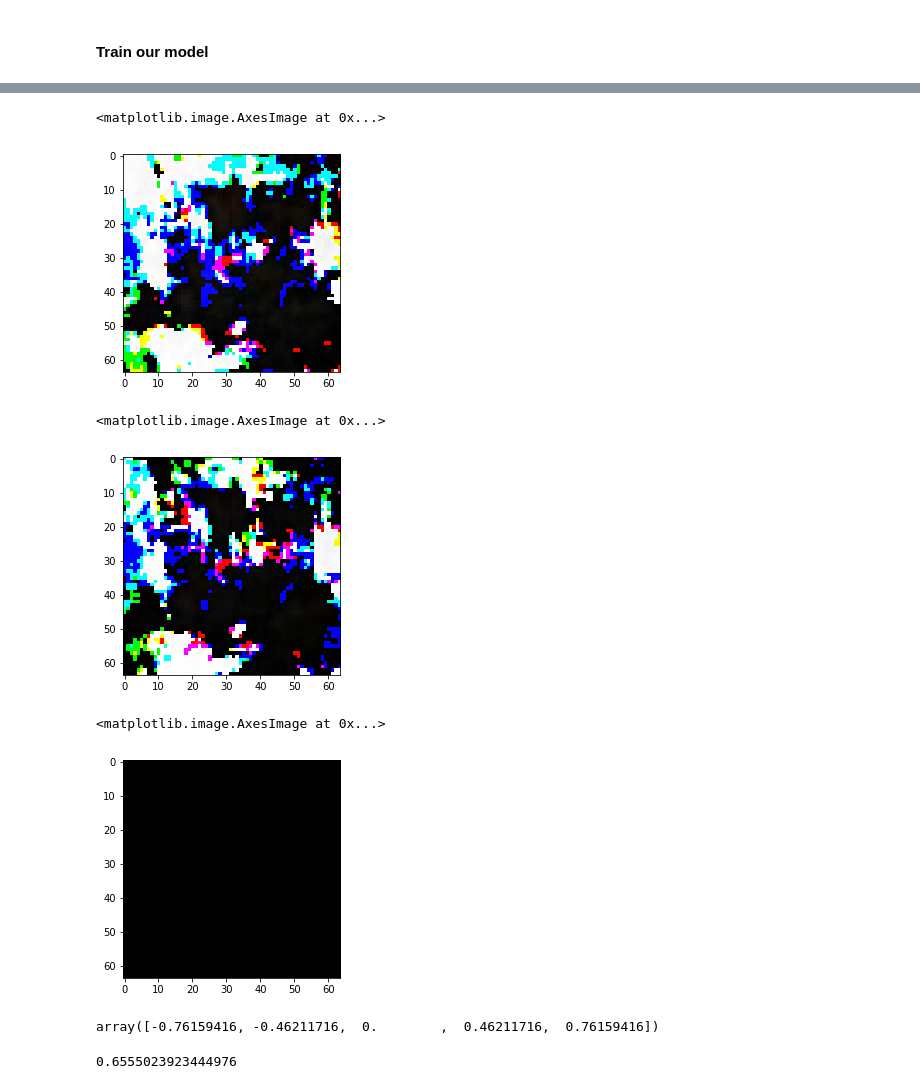
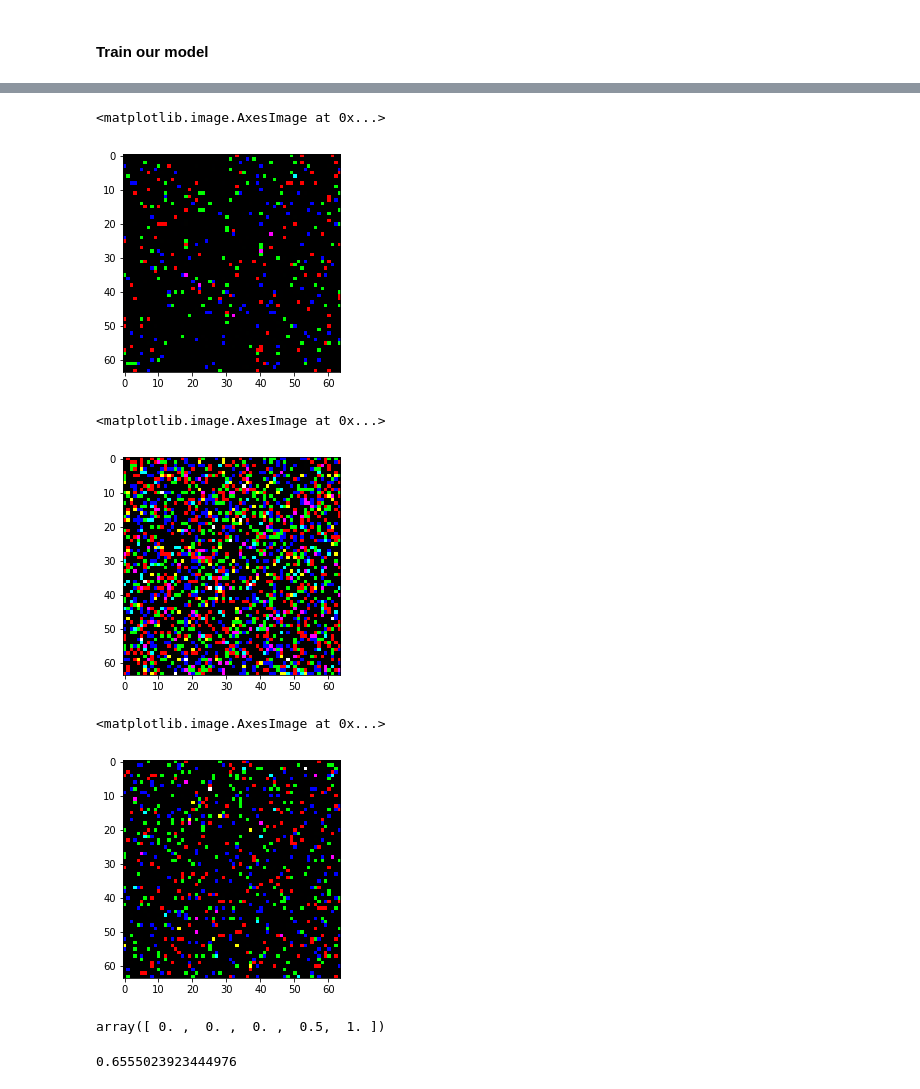
Before and after one commit to HemantharajM/machine_learning_tensorflow, a Jupyter notebook: Deep_learning/Week_4/Deep_nn_cat_tensorflow.ipynb, the cells around one changed output, grey strips where cells are left out. Cells and saved outputs as stored; diff of their text form; code cells hidden in the pictures.

```diff
--- a/Deep_learning/Week_4/Deep_nn_cat_tensorflow.ipynb
+++ b/Deep_learning/Week_4/Deep_nn_cat_tensorflow.ipynb
@@ -81,13 +81,13 @@ b4 = tf.Variable(tf.random_normal([1,1], seed = 3), tf.float32,name = 'bias_laye
 A0 = X
 
 Z1 = tf.matmul(W1 , A0) + b1
-A1 = tf.tanh(Z1)
+A1 = tf.nn.sigmoid(Z1)
 
 Z2 = tf.matmul(W2, A1) +  b2
-A2 = tf.tanh(Z2)
+A2 = tf.nn.relu(Z2)
 
 Z3 = tf.matmul(W3, A2) + b3
-A3 = tf.tanh(Z3)
+A3 = tf.nn.relu(Z3)
 
 Z4 = tf.matmul(W4, A3) + b4
 A4 = tf.sigmoid(Z4)
@@ -113,7 +113,7 @@ DZ1 = tf.multiply(DA1, (1 - tf.square(A1)))
 DW1 = tf.matmul(DZ1, tf.transpose(A0)) / (m)
 DB1 = tf.reduce_sum(DZ1, axis = 1, keep_dims = True) / (m)
 # %%
-epoch = 5
+epoch = 50
 batch_size = 3
 
 learning_rate = tf.constant(.01, name = 'learning_rate')
@@ -140,7 +140,8 @@ assign_b4     = b4.assign_sub(learning_rate * DB4)
 
 init = tf.global_variables_initializer()
 # %%
-operation = tf.train.GradientDescentOptimizer(0.01).minimize(cost)
+loss  = tf.reduce_sum(tf.squared_difference(Y, A_4))
+operation = tf.train.GradientDescentOptimizer(.03).minimize(cost)
 # %% [markdown]
 #### Train our model
 # %%
@@ -148,10 +149,10 @@ with tf.Session() as sess:
     sess.run(init)
     for i in range(epoch):
         for j in range(batch_size):
-            sess.run([operation], {X:X_train[:,j:j+ 64], Y:Y_train[:,j*64:(j+1)* 64]})
-            iteration_cost.append(sess.run(cost, {X:X_train, Y:Y_train}))
+            sess.run([operation], {X:X_train[:,j*64:(j+1)*64], Y:Y_train[:,j*64:(j+1)* 64]})
+            iteration_cost.append(sess.run(cost, {X:X_train[:,j*64:(j+1)*64], Y:Y_train[:,j*64:(j+1)*64]}))
         sess.run([operation], {X:X_train[:,198:], Y:Y_train[:,198:]})
-        iteration_cost.append(sess.run(cost, {X:X_train, Y:Y_train}))
+        iteration_cost.append(sess.run(cost, {X:X_train[:,198:], Y:Y_train[:,198:]}))
 
     w_1 = W1.eval()
     b_1 = b1.eval()
@@ -183,30 +179,30 @@ plt.imshow(w_int.reshape(64,64,3))
 # %%
 #visualize the value of W, it most look like cat
-w_int = [int(i*1000) for i in w_1[1,:]]
+w_int = [int(i*5000) for i in w_1[1,:]]
 w_int = np.array(w_int,'uint8')
 
 plt.imshow(w_int.reshape(64,64,3))
 # %% [output]
 <matplotlib.image.AxesImage at 0x...>
-[figure, old version]
+[figure, new version]
 # %%
 #visualize the value of W, it most look like cat
-w_int = [int(i*1000) for i in w_1[2,:]]
+w_int = [int(i*10000) for i in w_1[2,:]]
 w_int = np.array(w_int,'uint8')
 
 plt.imshow(w_int.reshape(64,64,3))
 # %% [output]
 <matplotlib.image.AxesImage at 0x...>
-[figure, old version]
+[figure, new version]
 # %%
 #visualize the value of W, it most look like cat
-w_int = [int(i*6) for i in w_1[3,:]]
+w_int = [int(i*6000) for i in w_1[3,:]]
 w_int = np.array(w_int,'uint8')
 
 plt.imshow(w_int.reshape(64,64,3))
 # %% [output]
 <matplotlib.image.AxesImage at 0x...>
-[figure, old version]
+[figure, new version]
 # %%
 def sigmoid(z):
     return 1 / (1 + np.exp(-z))
@@ -214,11 +210,15 @@ def sigmoid(z):
 def tanh(z):
     return (np.exp(z) - np.exp(-z)) / (np.exp(z) + np.exp(-z))
 
+def relu(z):
+    return np.maximum(0,z)
+
 a = np.array([-1, -0.5, 0, 0.5, 1])
 sigmoid(a)
 tanh(a)
+relu(a)
 # %% [output]
-array([-0.76159416, -0.46211716,  0.        ,  0.46211716,  0.76159416])
+array([ 0. ,  0. ,  0. ,  0.5,  1. ])
 # %%
 #Train accuracy
 correct_no_train = 0
```
Also changed, not shown: parts of 11 cells of this notebook, 4 other files.
